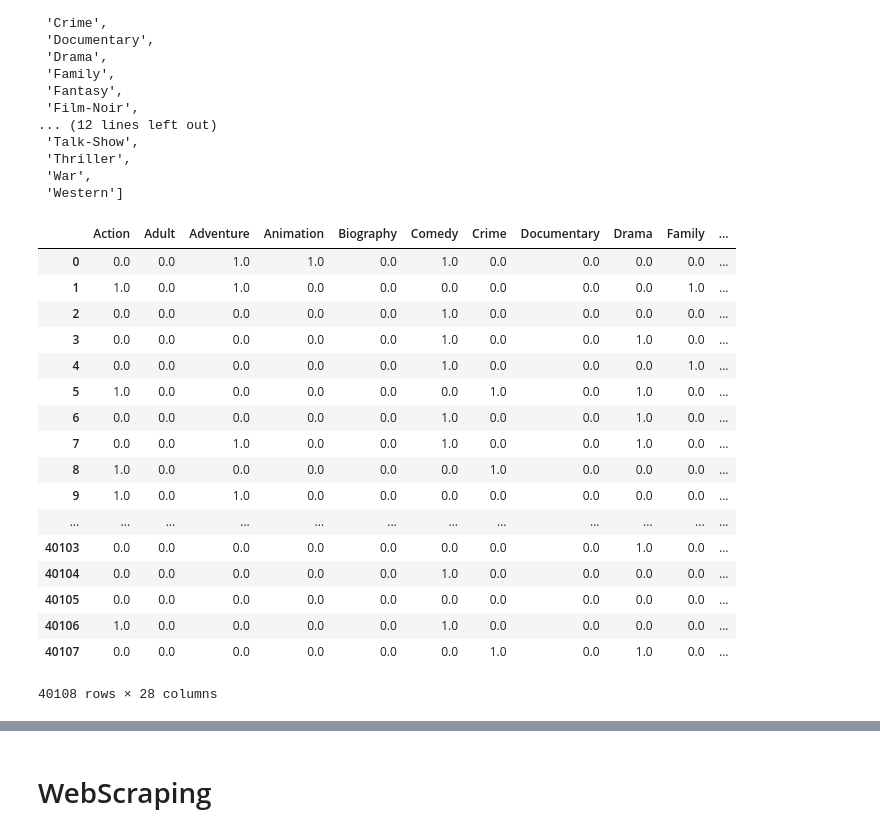
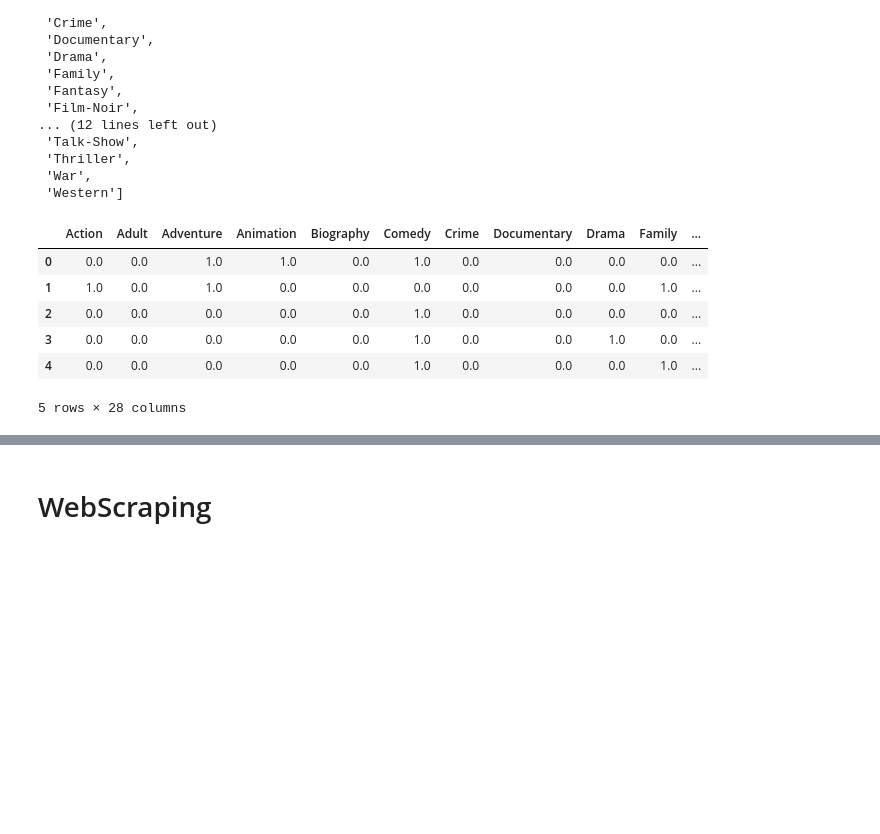
Before and after one commit to renzozuniga/MachineLearningTA, a Jupyter notebook: TA 2017-2.ipynb, the cells around one changed output, grey strips where cells are left out. Drawn from its saved outputs; the diff is of its cells as text; code cells hidden in the pictures; blank space fills up the shorter version.

```diff
--- a/TA 2017-2.ipynb
+++ b/TA 2017-2.ipynb
@@ -80,34 +68,23 @@ genre_dict
 # %%
 from pandas import DataFrame
 
 movie_dict=[]
 frame = np.zeros((len(data),len(genre_dict)))
 for x in range(len(data)):
     for y in range(len(genre_dict)):
         if genre_dict[y] in data['Genre'][x]:
             frame[x, y] = 1
 df = DataFrame(frame, index=data.index, columns=genre_dict)
 df.astype(int)
-df
+df.head()
 # %% [output]
 |  | Action | Adult | Adventure | Animation | Biography | Comedy | Crime | Documentary | Drama | Family | ... |
 | 0 | 0.0 | 0.0 | 1.0 | 1.0 | 0.0 | 1.0 | 0.0 | 0.0 | 0.0 | 0.0 | ... |
 | 1 | 1.0 | 0.0 | 1.0 | 0.0 | 0.0 | 0.0 | 0.0 | 0.0 | 0.0 | 1.0 | ... |
 | 2 | 0.0 | 0.0 | 0.0 | 0.0 | 0.0 | 1.0 | 0.0 | 0.0 | 0.0 | 0.0 | ... |
 | 3 | 0.0 | 0.0 | 0.0 | 0.0 | 0.0 | 1.0 | 0.0 | 0.0 | 1.0 | 0.0 | ... |
 | 4 | 0.0 | 0.0 | 0.0 | 0.0 | 0.0 | 1.0 | 0.0 | 0.0 | 0.0 | 1.0 | ... |
-| 5 | 1.0 | 0.0 | 0.0 | 0.0 | 0.0 | 0.0 | 1.0 | 0.0 | 1.0 | 0.0 | ... |
-| 6 | 0.0 | 0.0 | 0.0 | 0.0 | 0.0 | 1.0 | 0.0 | 0.0 | 1.0 | 0.0 | ... |
-| 7 | 0.0 | 0.0 | 1.0 | 0.0 | 0.0 | 1.0 | 0.0 | 0.0 | 1.0 | 0.0 | ... |
-| 8 | 1.0 | 0.0 | 0.0 | 0.0 | 0.0 | 0.0 | 1.0 | 0.0 | 0.0 | 0.0 | ... |
-| 9 | 1.0 | 0.0 | 1.0 | 0.0 | 0.0 | 0.0 | 0.0 | 0.0 | 0.0 | 0.0 | ... |
-| ... | ... | ... | ... | ... | ... | ... | ... | ... | ... | ... | ... |
-| 40103 | 0.0 | 0.0 | 0.0 | 0.0 | 0.0 | 0.0 | 0.0 | 0.0 | 1.0 | 0.0 | ... |
-| 40104 | 0.0 | 0.0 | 0.0 | 0.0 | 0.0 | 1.0 | 0.0 | 0.0 | 0.0 | 0.0 | ... |
-| 40105 | 0.0 | 0.0 | 0.0 | 0.0 | 0.0 | 0.0 | 0.0 | 0.0 | 0.0 | 0.0 | ... |
-| 40106 | 1.0 | 0.0 | 0.0 | 0.0 | 0.0 | 1.0 | 0.0 | 0.0 | 0.0 | 0.0 | ... |
-| 40107 | 0.0 | 0.0 | 0.0 | 0.0 | 0.0 | 0.0 | 1.0 | 0.0 | 1.0 | 0.0 | ... |
-40108 rows × 28 columns
+5 rows × 28 columns
 # %%
 genres = df
 corrmat = genres.corr()
```
Also changed, not shown: parts of 11 cells of this notebook, 3 other files.
